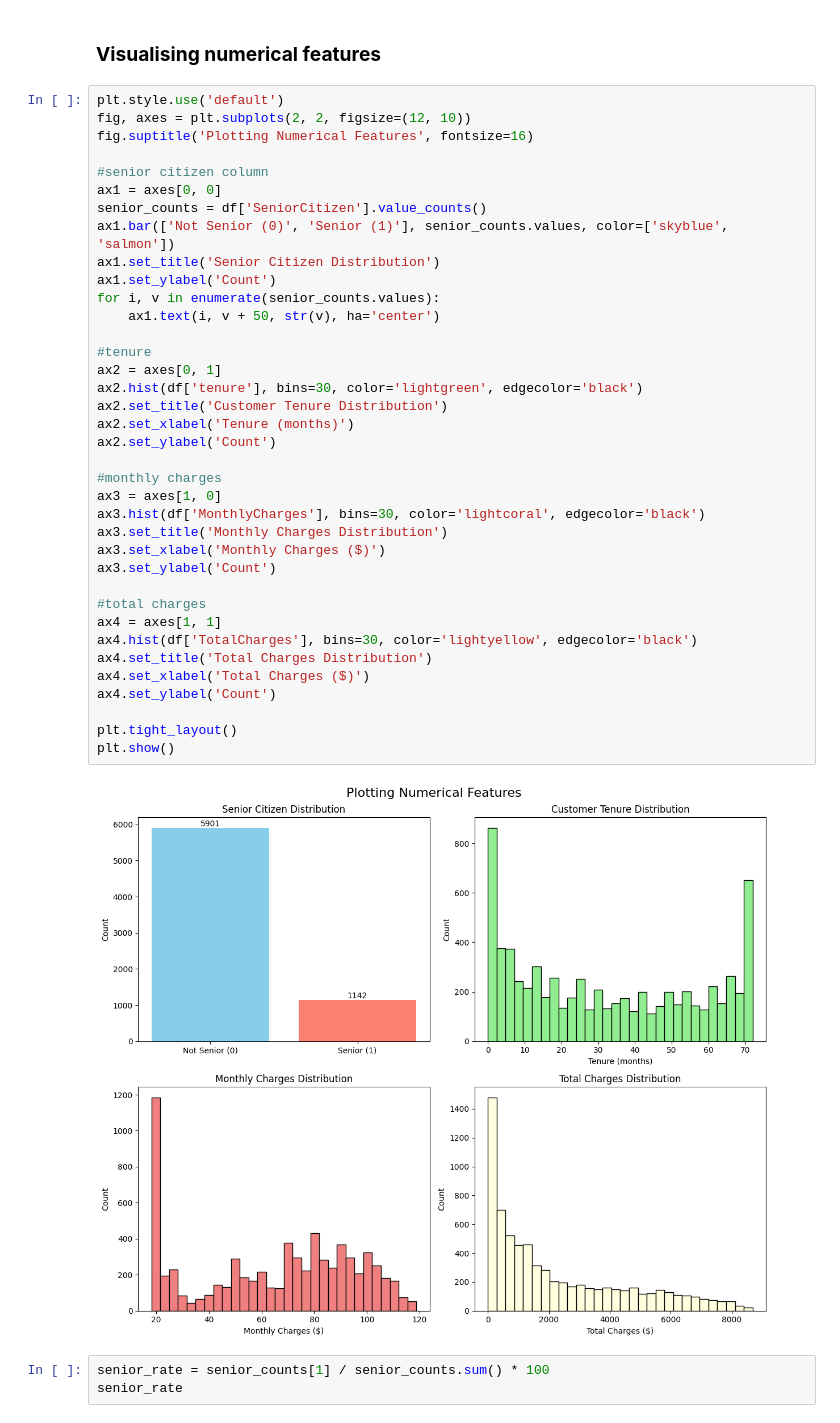
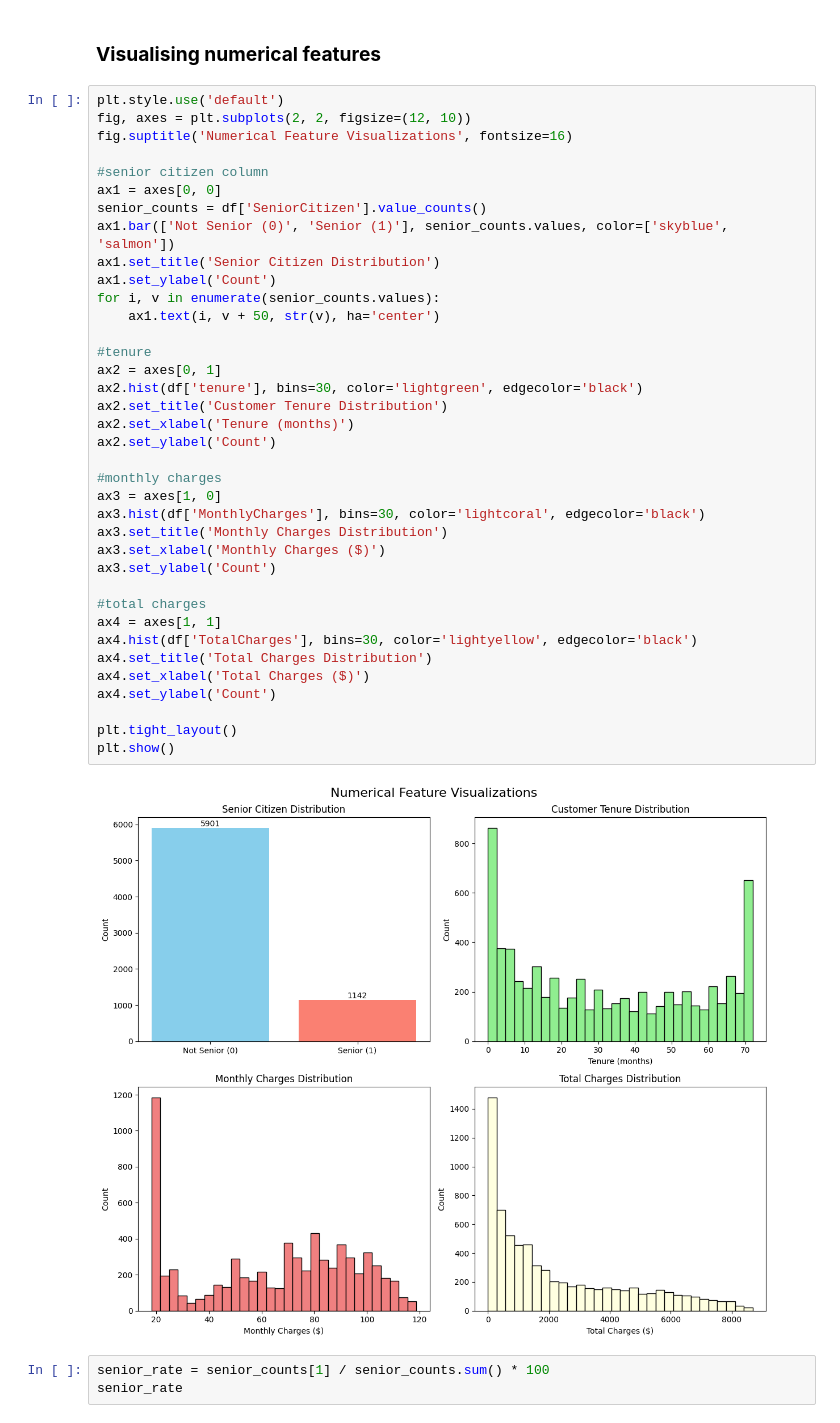
Before and after one commit to ac-26/Telecom-Customer-Churn-Prediction, a Jupyter notebook: telecom_churn.ipynb, the cells around one changed output. Saved outputs shown, nothing was run; the diff lists cells and outputs as text.

```diff
--- a/telecom_churn.ipynb
+++ b/telecom_churn.ipynb
@@ -158,7 +163,7 @@ df[numerical_cols].describe().round(2)
 # %%
 plt.style.use('default')
 fig, axes = plt.subplots(2, 2, figsize=(12, 10))
-fig.suptitle('Plotting Numerical Features', fontsize=16)
+fig.suptitle('Numerical Feature Visualizations', fontsize=16)
 
 #senior citizen column
 ax1 = axes[0, 0]
@@ -166,34 +171,34 @@ senior_counts = df['SeniorCitizen'].value_counts()
 ax1.bar(['Not Senior (0)', 'Senior (1)'], senior_counts.values, color=['skyblue', 'salmon'])
 ax1.set_title('Senior Citizen Distribution')
 ax1.set_ylabel('Count')
 for i, v in enumerate(senior_counts.values):
     ax1.text(i, v + 50, str(v), ha='center')
 
 #tenure
 ax2 = axes[0, 1]
 ax2.hist(df['tenure'], bins=30, color='lightgreen', edgecolor='black')
 ax2.set_title('Customer Tenure Distribution')
 ax2.set_xlabel('Tenure (months)')
 ax2.set_ylabel('Count')
 
 #monthly charges
 ax3 = axes[1, 0]
 ax3.hist(df['MonthlyCharges'], bins=30, color='lightcoral', edgecolor='black')
 ax3.set_title('Monthly Charges Distribution')
 ax3.set_xlabel('Monthly Charges ($)')
 ax3.set_ylabel('Count')
 
 #total charges
 ax4 = axes[1, 1]
 ax4.hist(df['TotalCharges'], bins=30, color='lightyellow', edgecolor='black')
 ax4.set_title('Total Charges Distribution')
 ax4.set_xlabel('Total Charges ($)')
 ax4.set_ylabel('Count')
 
 plt.tight_layout()
 plt.show()
 # %% [output]
-[figure, old version]
+[figure, new version]
 # %%
 senior_rate = senior_counts[1] / senior_counts.sum() * 100
 senior_rate
```
Also changed, not shown: parts of 14 cells of this notebook.
